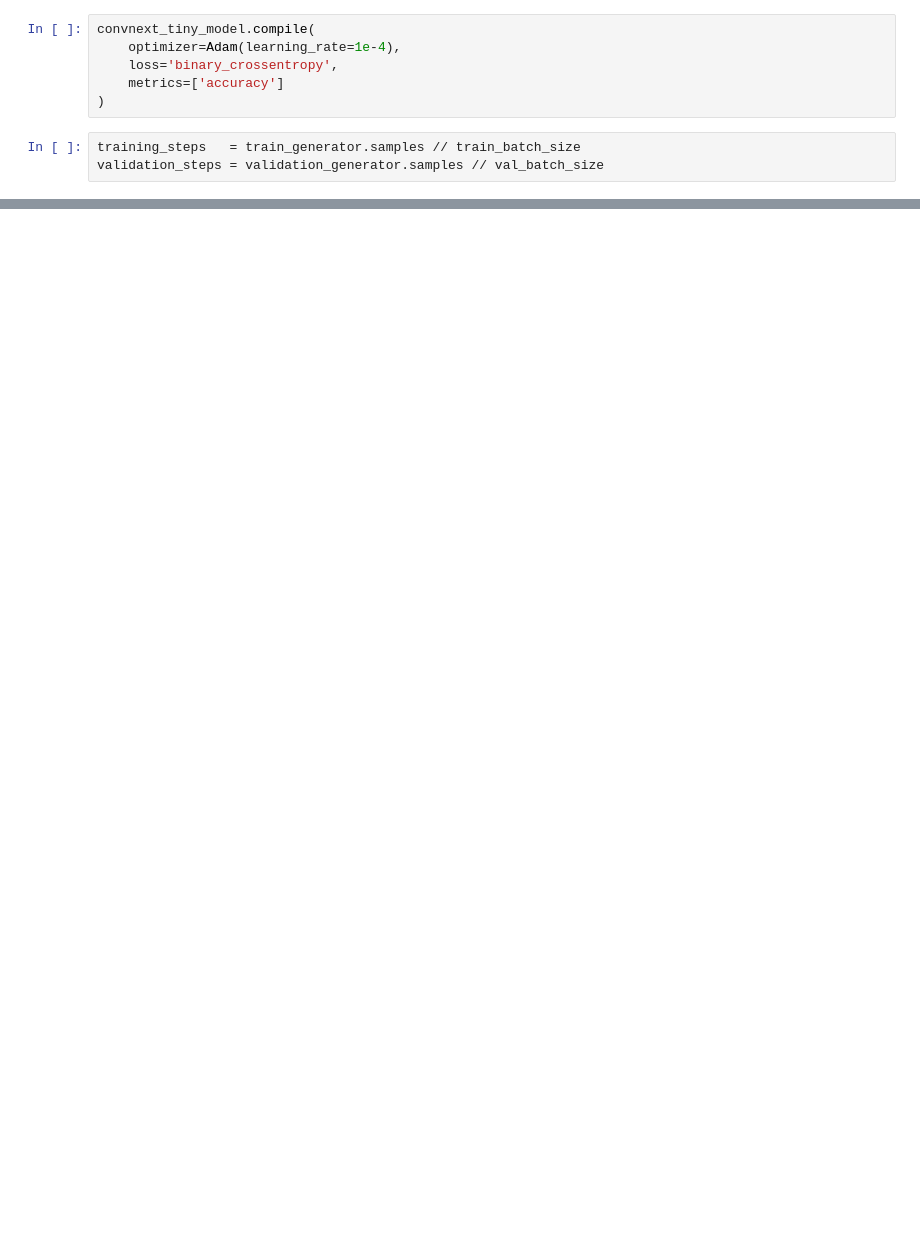
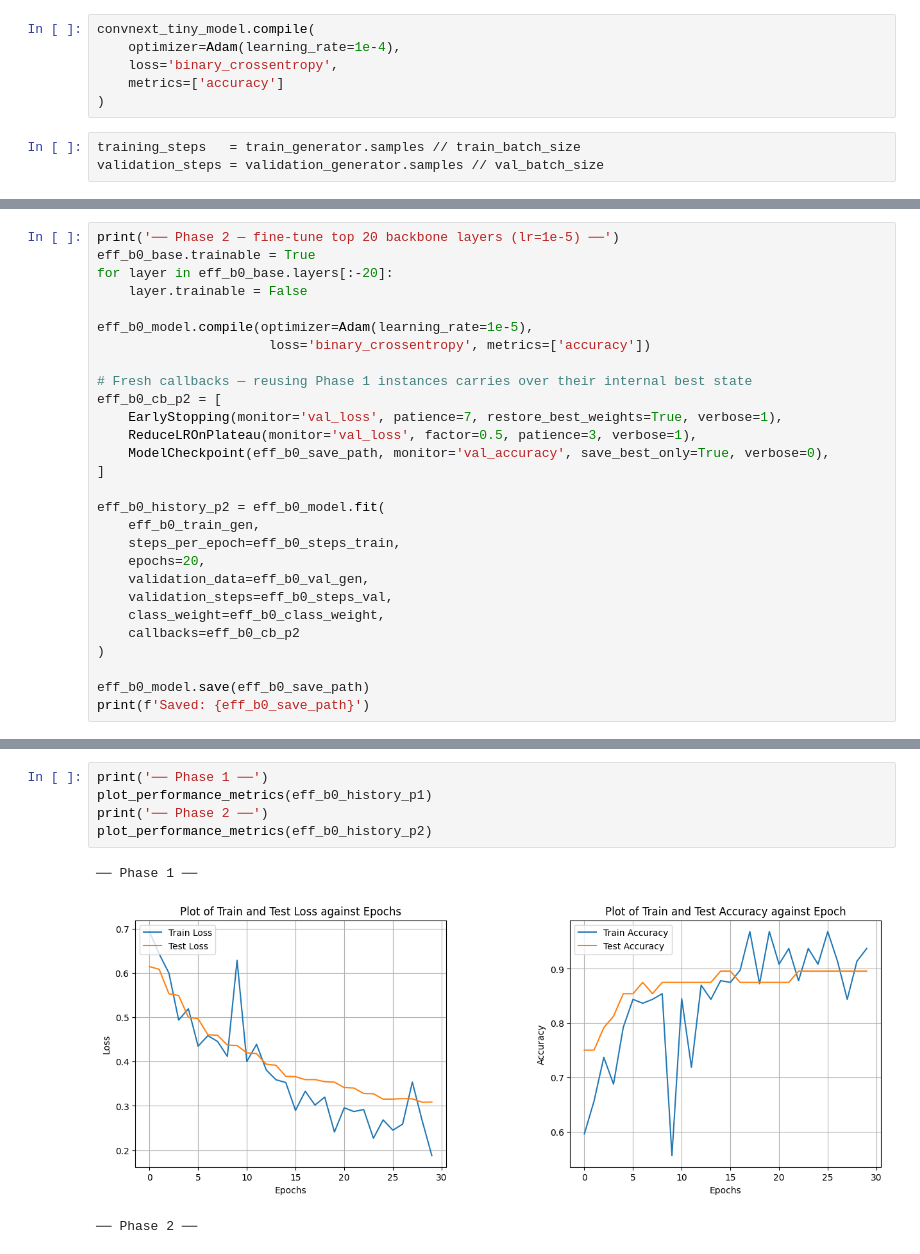
Before and after one commit to idshay16/Bug-bite-classification-using-a-TC-classification-model, a Jupyter notebook: notebooks/Binary_Classification.ipynb, the cells around one changed output, grey strips where cells are left out. Saved outputs shown, nothing was run; the diff lists cells and outputs as text; blank space fills up the shorter version.

```diff
--- a/notebooks/Binary_Classification.ipynb
+++ b/notebooks/Binary_Classification.ipynb
@@ -369,0 +804,28 @@ print('=' * 55)
+# %%
+print('── Phase 2 — fine-tune top 20 backbone layers (lr=1e-5) ──')
+eff_b0_base.trainable = True
+for layer in eff_b0_base.layers[:-20]:
+    layer.trainable = False
+
+eff_b0_model.compile(optimizer=Adam(learning_rate=1e-5),
+                      loss='binary_crossentropy', metrics=['accuracy'])
+
+# Fresh callbacks — reusing Phase 1 instances carries over their internal best state
+eff_b0_cb_p2 = [
+    EarlyStopping(monitor='val_loss', patience=7, restore_best_weights=True, verbose=1),
+    ReduceLROnPlateau(monitor='val_loss', factor=0.5, patience=3, verbose=1),
+    ModelCheckpoint(eff_b0_save_path, monitor='val_accuracy', save_best_only=True, verbose=0),
+]
+
+eff_b0_history_p2 = eff_b0_model.fit(
+    eff_b0_train_gen,
+    steps_per_epoch=eff_b0_steps_train,
+    epochs=20,
+    validation_data=eff_b0_val_gen,
+    validation_steps=eff_b0_steps_val,
+    class_weight=eff_b0_class_weight,
+    callbacks=eff_b0_cb_p2
+)
+
+eff_b0_model.save(eff_b0_save_path)
+print(f'Saved: {eff_b0_save_path}')
@@ -369,0 +850,9 @@ print('=' * 55)
+# %%
+print('── Phase 1 ──')
+plot_performance_metrics(eff_b0_history_p1)
+print('── Phase 2 ──')
+plot_performance_metrics(eff_b0_history_p2)
+# %% [output]
+── Phase 1 ──
+[figure, added]
+── Phase 2 ──
```
Also changed, not shown: parts of 29 cells of this notebook, 1 other file.
